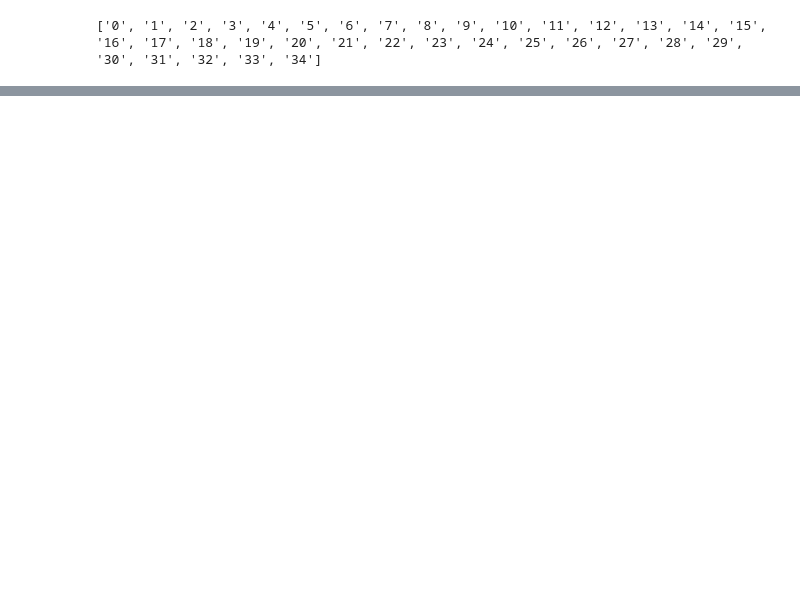
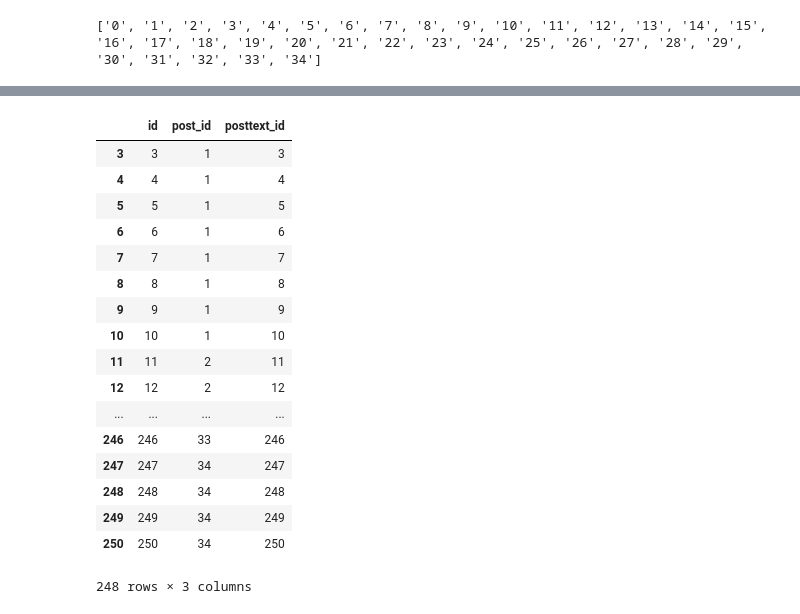
Before and after one commit to kingbd2/blogscraping, a Jupyter notebook: post_processing.ipynb, the cells around one changed output, grey strips where cells are left out. Drawn from its saved outputs; the diff is of its cells as text; code cells hidden in the pictures; blank space fills up the shorter version.

```diff
--- a/post_processing.ipynb
+++ b/post_processing.ipynb
@@ -319,0 +356,9 @@ print (columns)
+# %%
+content_to_post['posttext_id'] = content_to_post.index.values
+# %%
+content_to_post['id'] = content_to_post['posttext_id']
+# %%
+content_to_post = content_to_post[['id', 'post_id', 'posttext_id']]
+# %%
+# Need to get rid of post 35 - does not exist
+content_to_post = content_to_post[content_to_post.post_id != 35]
@@ -319,0 +367,21 @@ print (columns)
+# %%
+content_to_post
+# %% [output]
+|  | id | post_id | posttext_id |
+| 3 | 3 | 1 | 3 |
+| 4 | 4 | 1 | 4 |
+| 5 | 5 | 1 | 5 |
+| 6 | 6 | 1 | 6 |
+| 7 | 7 | 1 | 7 |
+| 8 | 8 | 1 | 8 |
+| 9 | 9 | 1 | 9 |
+| 10 | 10 | 1 | 10 |
+| 11 | 11 | 2 | 11 |
+| 12 | 12 | 2 | 12 |
+| ... | ... | ... | ... |
+| 246 | 246 | 33 | 246 |
+| 247 | 247 | 34 | 247 |
+| 248 | 248 | 34 | 248 |
+| 249 | 249 | 34 | 249 |
+| 250 | 250 | 34 | 250 |
+248 rows × 3 columns
```
Also changed, not shown: parts of 24 cells of this notebook, 5 other files.
